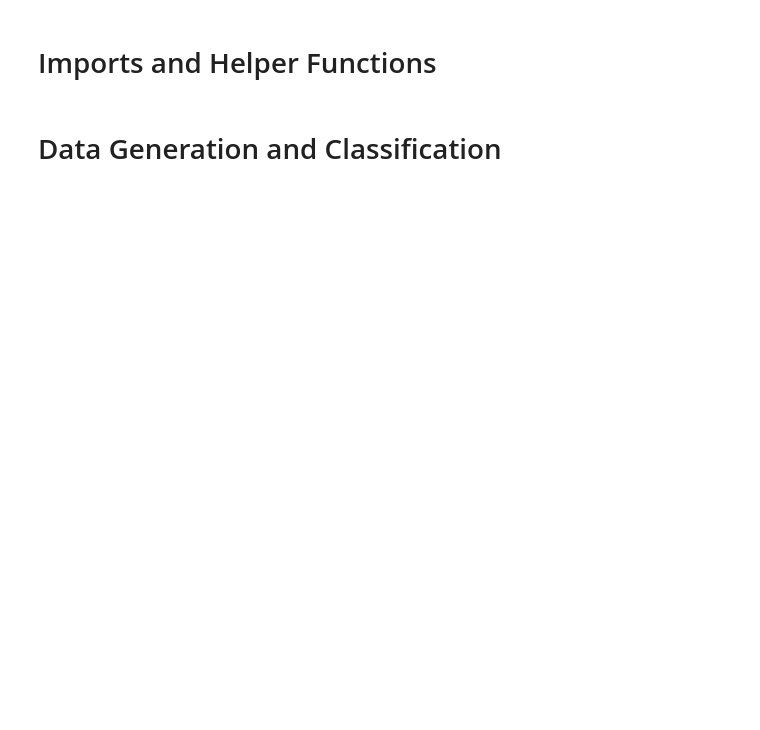
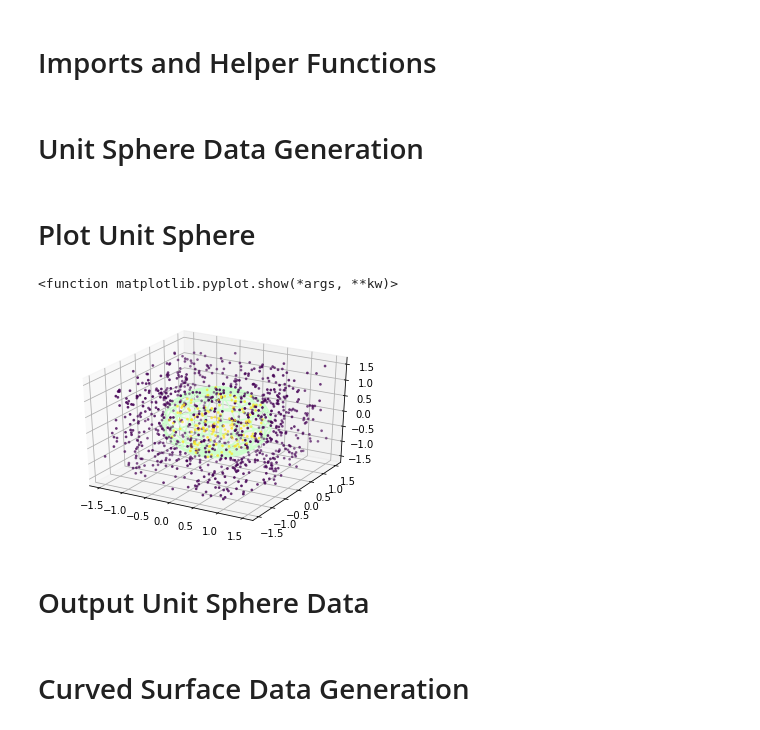
Before and after one commit to alexjanosi/VRSummer2019, a Jupyter notebook: NonlinearVisualization.ipynb, the cells around one changed output. Cells and saved outputs as stored; diff of their text form; code cells hidden in the pictures; blank space fills up the shorter version.

Commit message:
Add surfaces and major clean up

```diff
--- a/NonlinearVisualization.ipynb
+++ b/NonlinearVisualization.ipynb
@@ -39,5 +15,5 @@ def getz(coef, x, y):
 # %% [markdown]
-# Data Generation and Classification
+# Unit Sphere Data Generation
 # %%
 # the input is the size of the data to be generated
 # the output is an array of arrays which contains
@@ -66,14 +38,38 @@ def gen3Ddata(number):
+# %% [markdown]
+# Plot Unit Sphere
 # %%
-# input is params of sphere equations [a, b, c, r]
+# input is nothing
 # output is a bunch of points to visualize the graph
-# in form [x, y, z]
-def outputSphere(params):
+# of the unit sphere
+def outputUnitSphere():
     # create points on the unit circle
-    vec = np.random.randn(3, 100000)
+    vec = np.random.randn(3, 5000)
     vec /= np.linalg.norm(vec, axis=0)
-
-    # apply coefficients
-    for i in range(3):
-        np.divide(vec[i], np.sqrt(params[i]))
-
     return vec
+# %%
+# create figure
+fig = fig = plt.figure()
+ax = plt.axes(projection='3d')
+
+# get data and unit sphere points
+x, y, z = outputUnitSphere()
+data = gen3DdataUnitSphere(1000)
+
+# plot data as scatter plot
+ax.scatter(col(data, 1), col(data, 2), col(data, 3), \
+           c=col(data, 4), s = np.pi)
+
+# plot unitsphere wireframe
+u, v = np.mgrid[0:2*np.pi:20j, 0:np.pi:10j]
+x = np.cos(u)*np.sin(v)
+y = np.sin(u)*np.sin(v)
+z = np.cos(v)
+ax.plot_wireframe(x, y, z, color=(0.8, 1, 0.8))
+
+plt.show
+# we can see the general shape but hard to tell
+# %% [output]
+<function matplotlib.pyplot.show(*args, **kw)>
+[figure, added]
+# %% [markdown]
+# Output Unit Sphere Data
@@ -79,0 +93,2 @@ def outputSphere(params):
+# %% [markdown]
+# Curved Surface Data Generation
```
Also changed, not shown: parts of 15 cells of this notebook, 15 other files.
